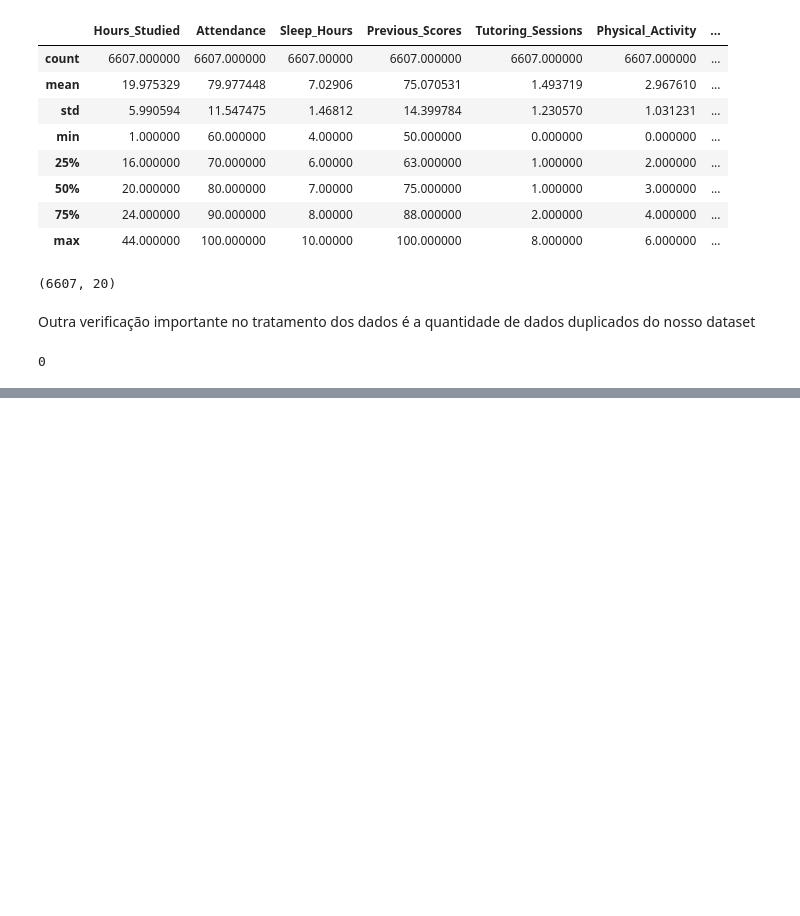
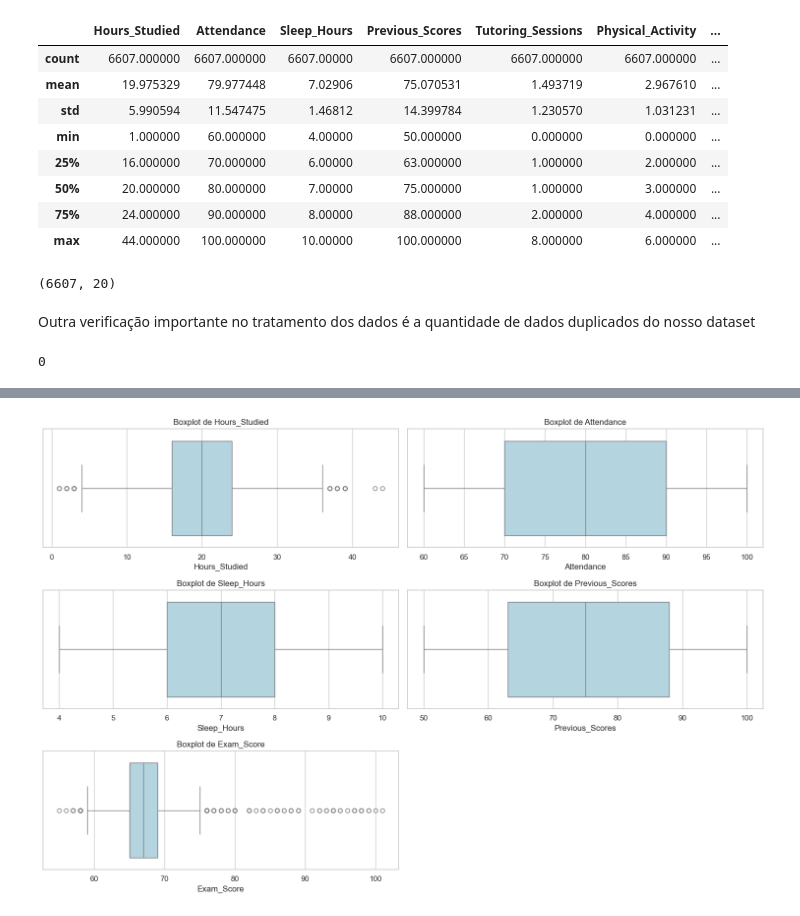
Before and after one commit to notsogreatdavi/PISI3-2024.2, a Jupyter notebook: EDA/EDA.ipynb, the cells around one changed output, grey strips where cells are left out. Cells and saved outputs as stored; diff of their text form; code cells hidden in the pictures; blank space fills up the shorter version.

```diff
--- a/EDA/EDA.ipynb
+++ b/EDA/EDA.ipynb
@@ -86,0 +111,12 @@ df_students.describe()
+# %%
+plt.figure(figsize=(15, 10))
+for i, var in enumerate(num_vars, 1):
+    plt.subplot(3, 2, i)
+    sns.boxplot(x=df_students[var], color='lightblue')
+    plt.title(f'Boxplot de {var}')
+    plt.xlabel(var)
+
+plt.tight_layout()
+plt.show()
+# %% [output]
+[figure, added]
```
Also changed, not shown: parts of 8 cells of this notebook.
